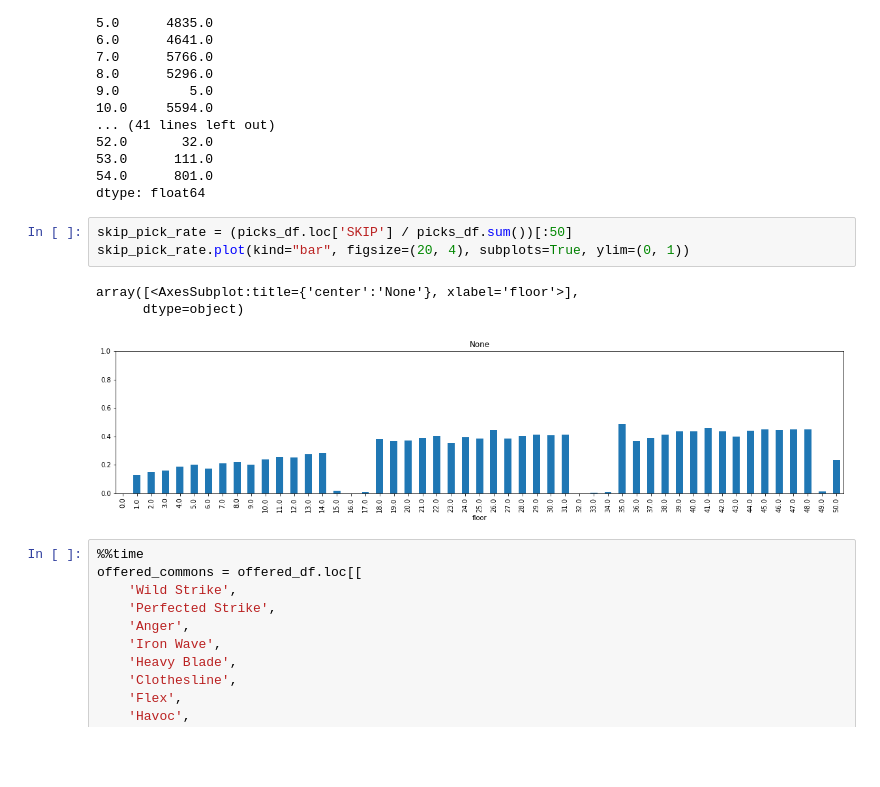
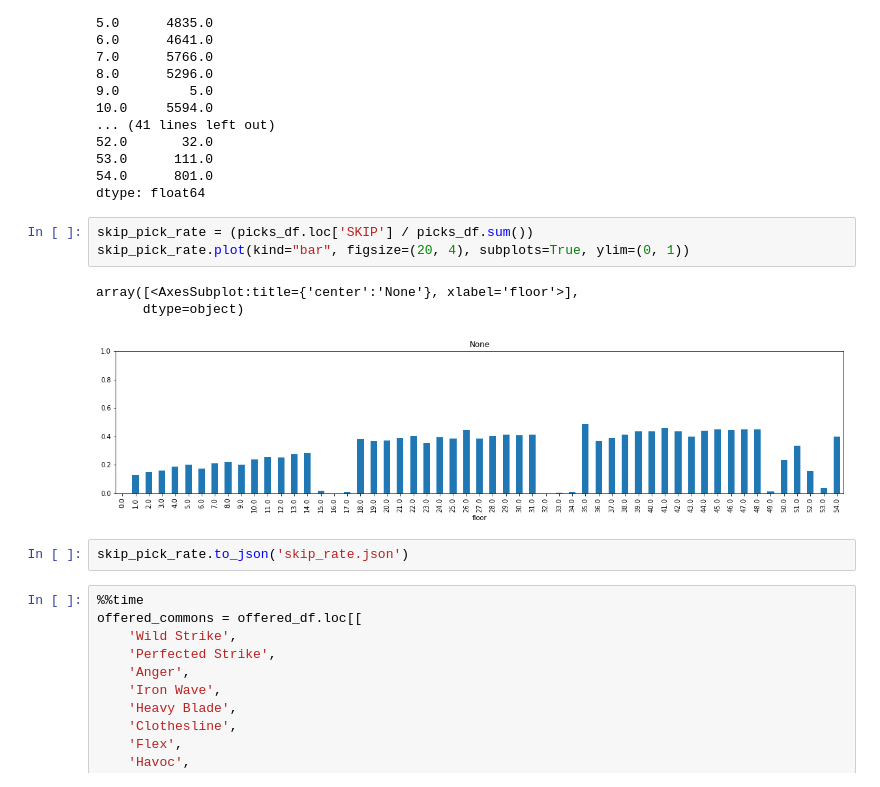
Before and after one commit to use/bluecandle, a Jupyter notebook: pickrate.ipynb, the cells around one changed output. Saved outputs shown, nothing was run; the diff lists cells and outputs as text; blank space fills up the shorter version.

Commit message:
Dump skip rate to json

```diff
--- a/pickrate.ipynb
+++ b/pickrate.ipynb
@@ -491,12 +491,14 @@ floor
 54.0      801.0
 dtype: float64
 # %%
-skip_pick_rate = (picks_df.loc['SKIP'] / picks_df.sum())[:50]
+skip_pick_rate = (picks_df.loc['SKIP'] / picks_df.sum())
 skip_pick_rate.plot(kind="bar", figsize=(20, 4), subplots=True, ylim=(0, 1))
 # %% [output]
 array([<AxesSubplot:title={'center':'None'}, xlabel='floor'>],
       dtype=object)
-[figure, old version]
+[figure, new version]
+# %%
+skip_pick_rate.to_json('skip_rate.json')
 # %%
 %%time
 offered_commons = offered_df.loc[[
```
Also changed, not shown: parts of 1 cell of this notebook, 2 other files.
